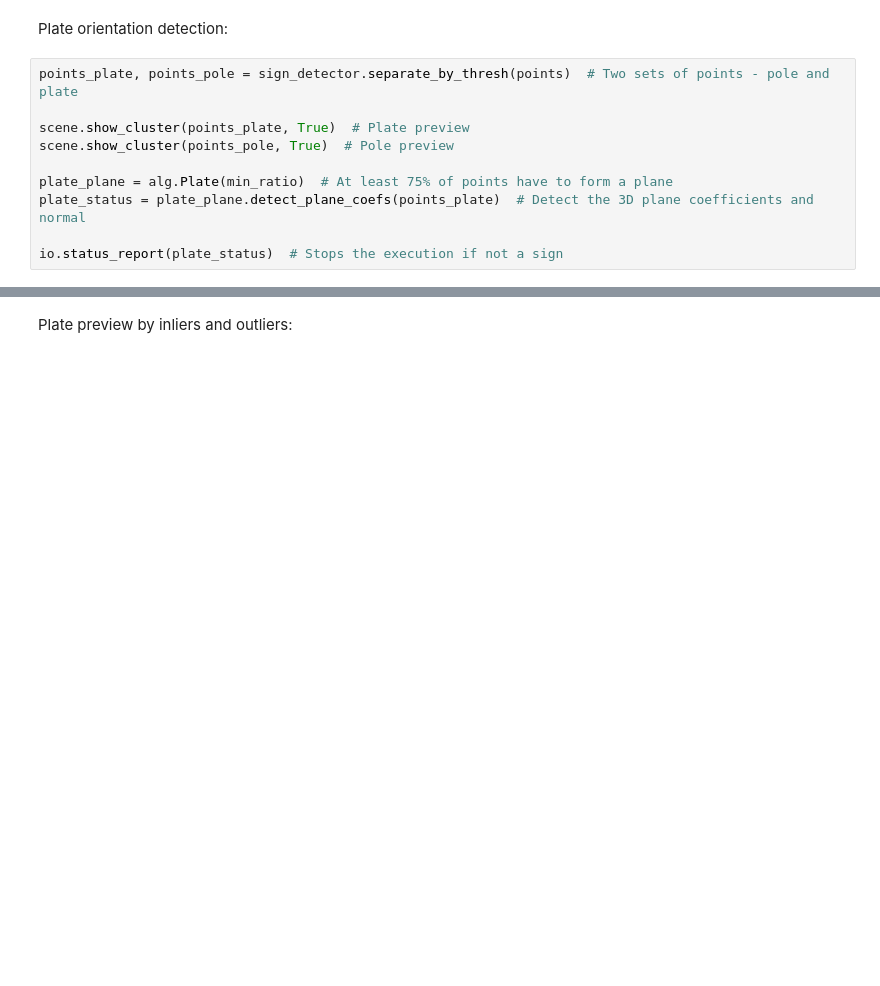
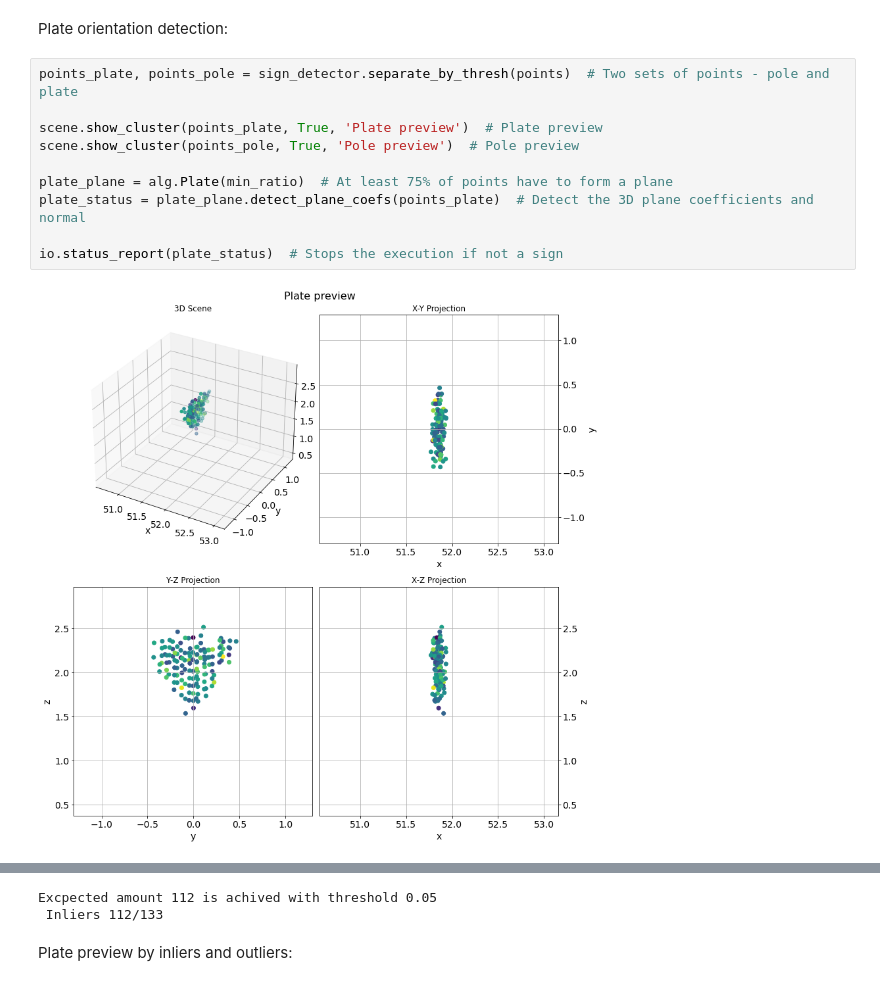
Before and after one commit to Sergo2020/Sign_detection, a Jupyter notebook: innoviz_solution.ipynb, the cells around one changed output, grey strips where cells are left out. Drawn from its saved outputs; the diff is of its cells as text; blank space fills up the shorter version.

```diff
--- a/innoviz_solution.ipynb
+++ b/innoviz_solution.ipynb
@@ -44,10 +51,12 @@ Plate orientation detection:
 # %%
 points_plate, points_pole = sign_detector.separate_by_thresh(points)  # Two sets of points - pole and plate
 
-scene.show_cluster(points_plate, True)  # Plate preview
-scene.show_cluster(points_pole, True)  # Pole preview
+scene.show_cluster(points_plate, True, 'Plate preview')  # Plate preview
+scene.show_cluster(points_pole, True, 'Pole preview')  # Pole preview
 
 plate_plane = alg.Plate(min_ratio)  # At least 75% of points have to form a plane
 plate_status = plate_plane.detect_plane_coefs(points_plate)  # Detect the 3D plane coefficients and normal
 
 io.status_report(plate_status)  # Stops the execution if not a sign
+# %% [output]
+[figure, added]
@@ -54,3 +64,5 @@ io.status_report(plate_status)  # Stops the execution if not a sign
+Excpected amount 112 is achived with threshold 0.05
+ Inliers 112/133
 # %% [markdown]
 Plate preview by inliers and outliers:
 # %%
```
Also changed, not shown: parts of 26 cells of this notebook, 3 other files.
